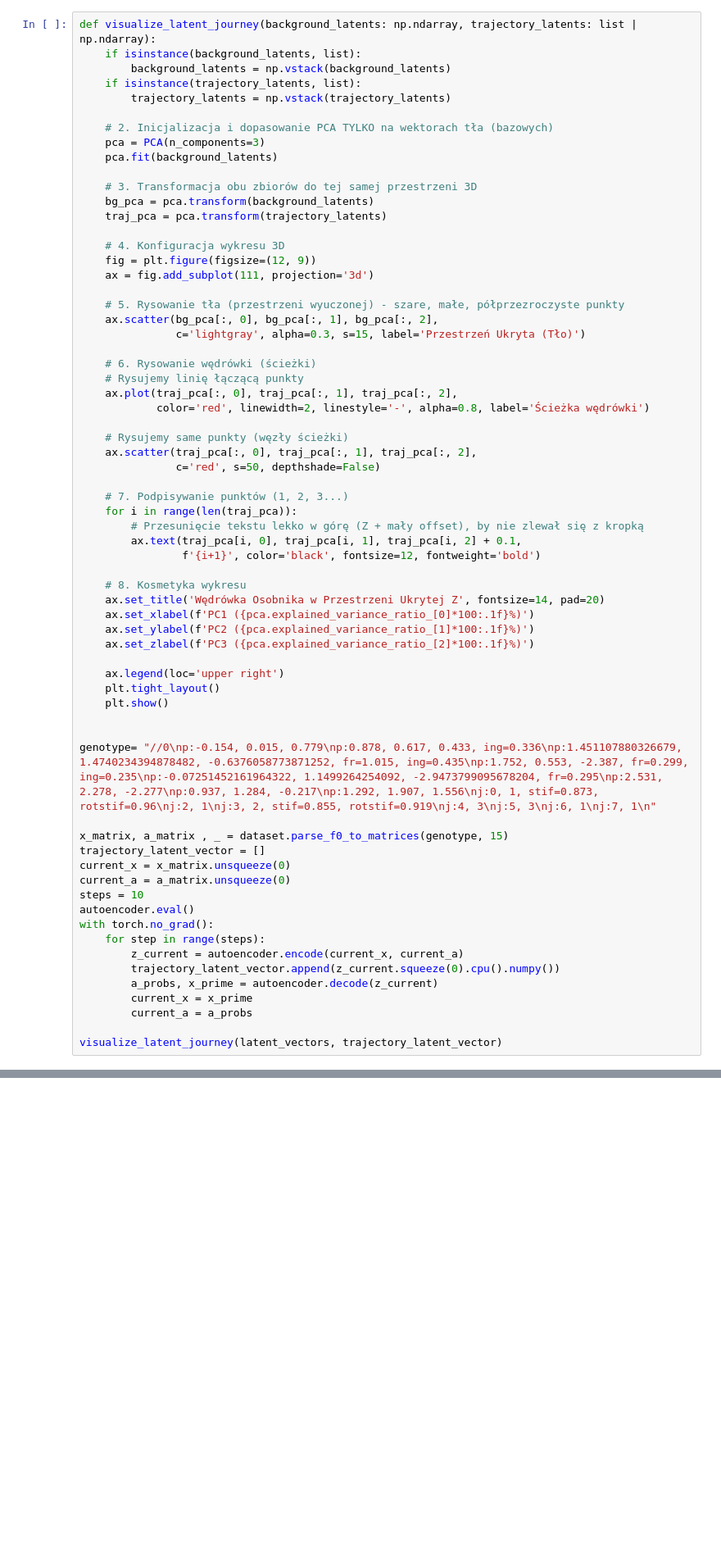
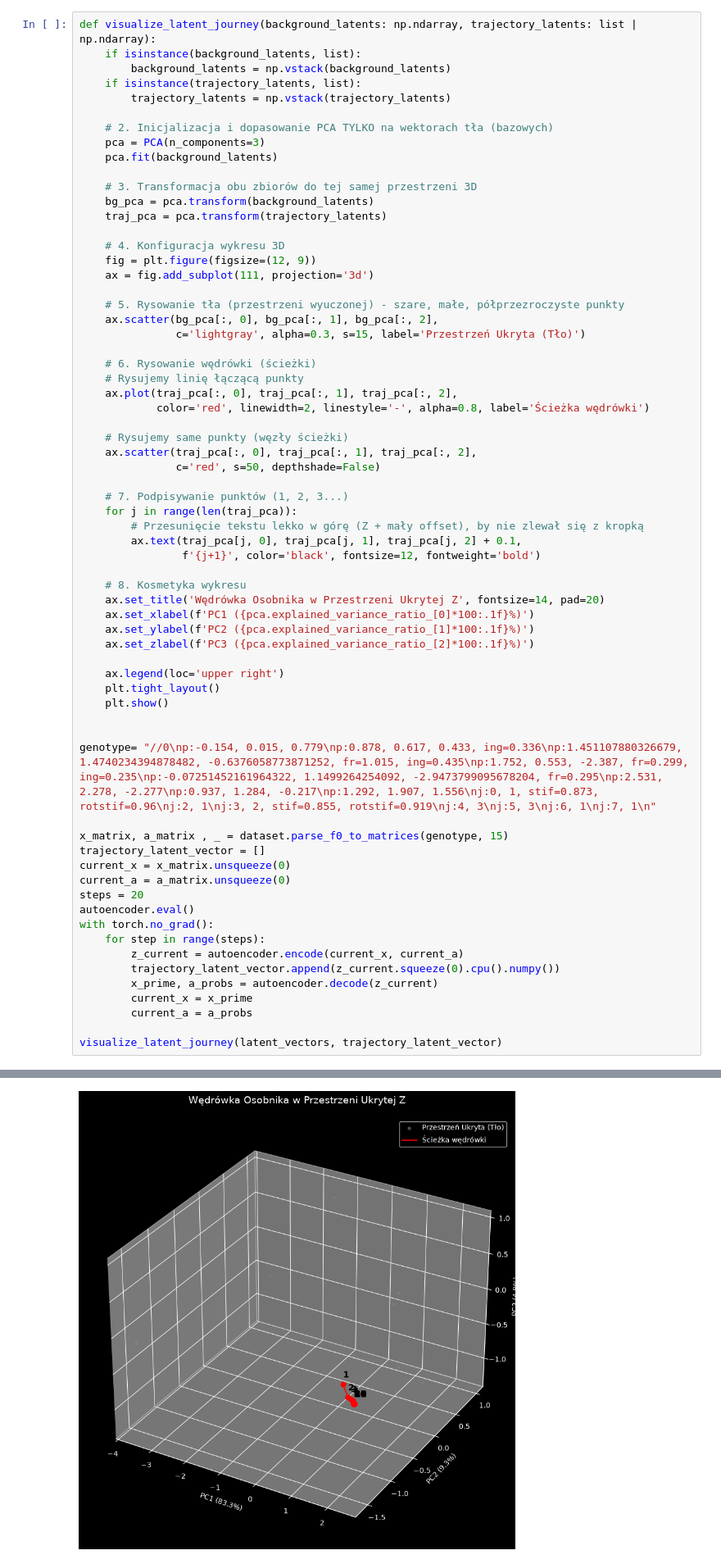
Before and after one commit to Adrix0n/MasterThesisPP, a Jupyter notebook: notebooks/visualization_latentspace.ipynb, the cells around one changed output, grey strips where cells are left out. Shown at 82% size. Saved outputs shown, nothing was run; the diff lists cells and outputs as text; blank space fills up the shorter version.

```diff
--- a/notebooks/visualization_latentspace.ipynb
+++ b/notebooks/visualization_latentspace.ipynb
@@ -312,10 +310,10 @@ def visualize_latent_journey(background_latents: np.ndarray, trajectory_latents:
                c='red', s=50, depthshade=False)
 
     # 7. Podpisywanie punktów (1, 2, 3...)
-    for i in range(len(traj_pca)):
+    for j in range(len(traj_pca)):
         # Przesunięcie tekstu lekko w górę (Z + mały offset), by nie zlewał się z kropką
-        ax.text(traj_pca[i, 0], traj_pca[i, 1], traj_pca[i, 2] + 0.1,
-                f'{i+1}', color='black', fontsize=12, fontweight='bold')
+        ax.text(traj_pca[j, 0], traj_pca[j, 1], traj_pca[j, 2] + 0.1,
+                f'{j+1}', color='black', fontsize=12, fontweight='bold')
 
     # 8. Kosmetyka wykresu
     ax.set_title('Wędrówka Osobnika w Przestrzeni Ukrytej Z', fontsize=14, pad=20)
@@ -334,13 +332,13 @@ x_matrix, a_matrix , _ = dataset.parse_f0_to_matrices(genotype, 15)
 trajectory_latent_vector = []
 current_x = x_matrix.unsqueeze(0)
 current_a = a_matrix.unsqueeze(0)
-steps = 10
+steps = 20
 autoencoder.eval()
 with torch.no_grad():
     for step in range(steps):
         z_current = autoencoder.encode(current_x, current_a)
         trajectory_latent_vector.append(z_current.squeeze(0).cpu().numpy())
-        a_probs, x_prime = autoencoder.decode(z_current)
+        x_prime, a_probs = autoencoder.decode(z_current)
         current_x = x_prime
         current_a = a_probs
 
@@ -349,0 +347 @@ RuntimeError: mat1 and mat2 shapes cannot be multiplied (15x15 and 3x32)
+[figure, added]
```
Also changed, not shown: parts of 4 cells of this notebook, 9 other files.
